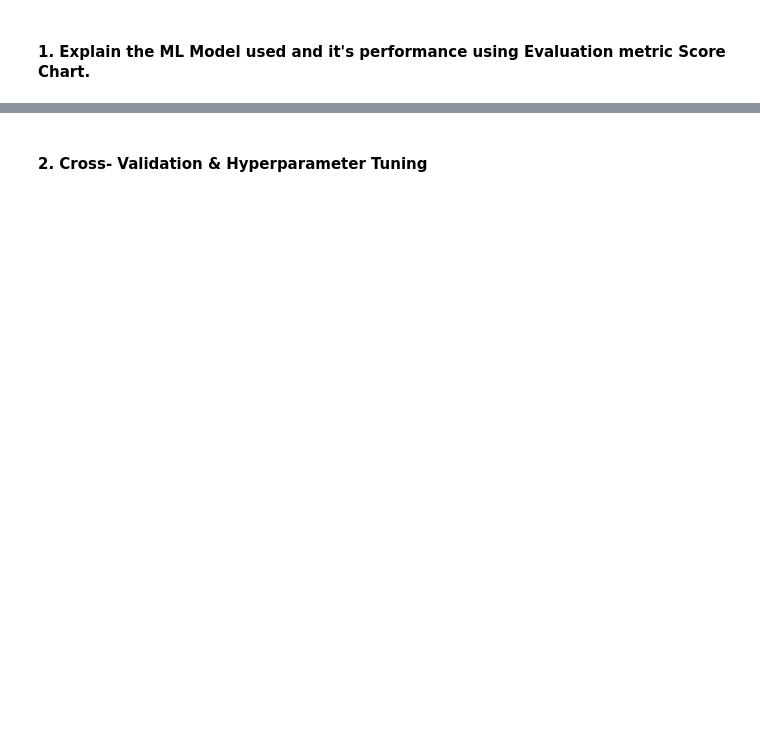
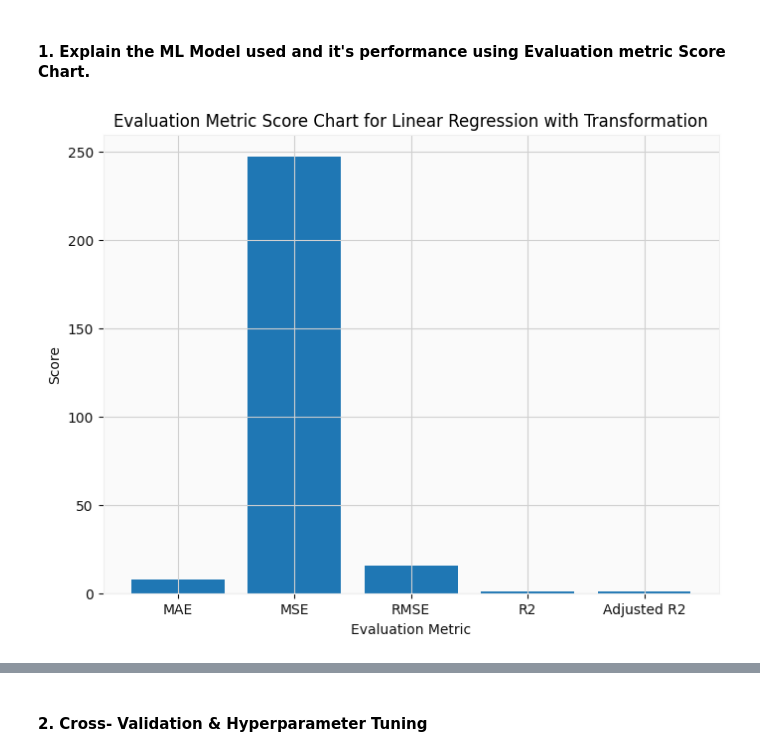
Before and after one commit to piyushbg/Yes-Bank-Stock-Closing-Price-Prediction, a Jupyter notebook: Yes_Bank_Stock_Closing_Price_Prediction.ipynb, the cells around one changed output, grey strips where cells are left out. Drawn from its saved outputs; the diff is of its cells as text; code cells hidden in the pictures; blank space fills up the shorter version.

Commit message:
applied linear regression

```diff
--- a/Yes_Bank_Stock_Closing_Price_Prediction.ipynb
+++ b/Yes_Bank_Stock_Closing_Price_Prediction.ipynb
@@ -1198,3 +1236,7 @@ Open,High, close. I think they must be included because, on opening price is hig
 ### 6. Data Scaling
 # %%
 # Scaling your data
+
+#after train_test_split
+scaler = StandardScaler()
+x_scaled = scaler.fit_transform(x_independ.values)
@@ -1218,0 +1269,6 @@ Answer Here.
+# %%
+# Split your data to train and test. Choose Splitting ratio wisely.
+#splitting the data into a train and a test set. we do this using train test split.
+x_train, x_test, y_train, y_test = train_test_split(x_scaled, Y, test_size = 0.2, random_state = 1)
+print(x_train.shape)
+print(x_test.shape)
@@ -1240,5 +1326,4 @@ Answer Here.
 # ML Model - 1 Implementation
 
 # Fit the Algorithm
-
-# Predict on the model
+reg_with_transformation = LinearRegression().fit(x_train, y_train)
@@ -1244,0 +1334,5 @@ Answer Here.
+# %%
+# Predicting our test data.
+y_train_pred_with_transformation= reg_with_transformation.predict(x_train)
+y_test_pred_with_transformation = reg_with_transformation.predict(x_test)
+#y_test_pred_without_transformation = reg_without_transformation.predict(X_test)
@@ -1248,0 +1398,15 @@ Answer Here.
+# %%
+# Visualizing evaluation Metric Score chart
+metrics = ['MAE','MSE', 'RMSE', 'R2', 'Adjusted R2']
+scores = [MAE,MSE,RMSE,r2,adjusted_r2]
+
+# Plot the evaluation metric score chart
+plt.figure(figsize=(8, 6))
+plt.bar(metrics, scores)
+plt.xlabel('Evaluation Metric')
+plt.ylabel('Score')
+plt.title(
+    'Evaluation Metric Score Chart for Linear Regression with Transformation')
+plt.show()
+# %% [output]
+[figure, added]
```
Also changed, not shown: parts of 56 cells of this notebook.
